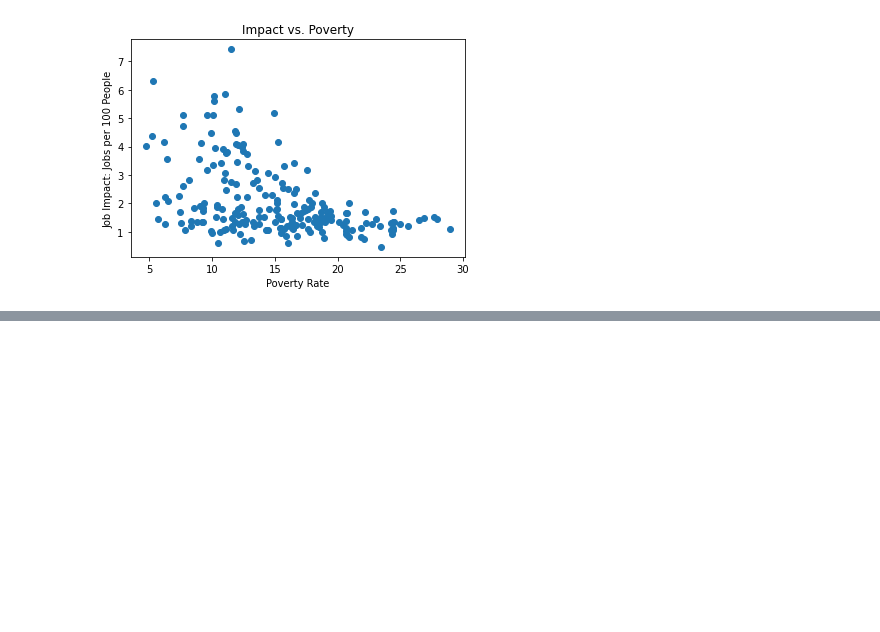
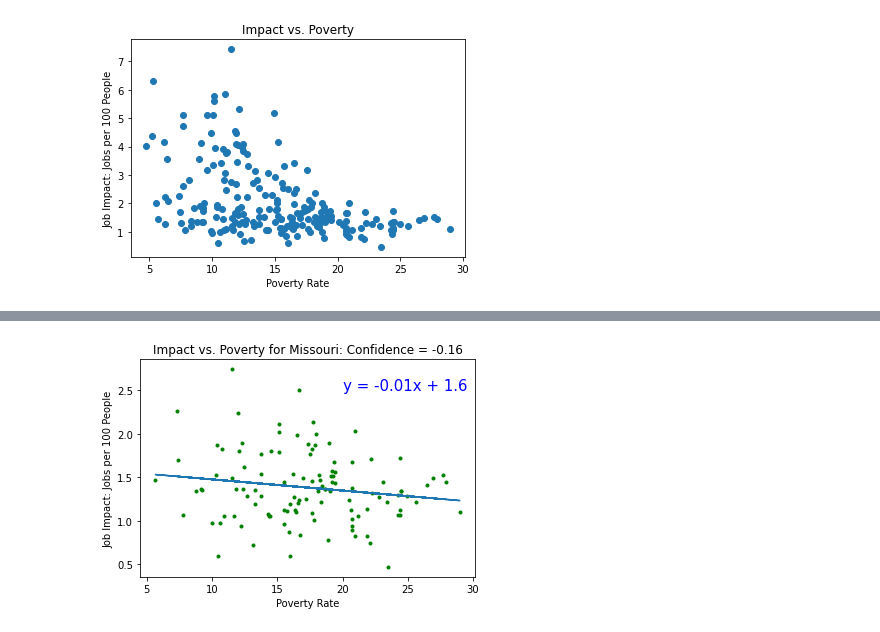
Before and after one commit to grecia1534/Project-1-KU-DATA, a Jupyter notebook: Project_Kevin_Step2.ipynb, the cells around one changed output, grey strips where cells are left out. Saved outputs shown, nothing was run; the diff lists cells and outputs as text; code cells hidden in the pictures; blank space fills up the shorter version.

```diff
--- a/Project_Kevin_Step2.ipynb
+++ b/Project_Kevin_Step2.ipynb
@@ -80,0 +84,14 @@ missouri_df.describe()
+# %%
+(slope, intercept, rvalue, pvalue, stderr) = linregress(missouri_df["Poverty Rate"],missouri_df["Job Impact"])
+regress_values = missouri_df["Poverty Rate"] * slope + intercept
+line_eq = "y = " + str(round(slope,2)) + "x + " + str(round(intercept,2))
+plt.scatter(missouri_df["Poverty Rate"],missouri_df["Job Impact"],marker=".",color="green")
+plt.plot(missouri_df["Poverty Rate"],regress_values)
+plt.annotate(line_eq,(20,2.5),fontsize=15,color="blue")
+plt.xlabel("Poverty Rate")
+plt.ylabel("Job Impact: Jobs per 100 People")
+plt.title("Impact vs. Poverty for Missouri: Confidence = " +
+          str(round(st.pearsonr(missouri_df["Poverty Rate"],missouri_df["Job Impact"])[0],2)))
+plt.show()
+# %% [output]
+[figure, added]
```
Also changed, not shown: parts of 7 cells of this notebook.
